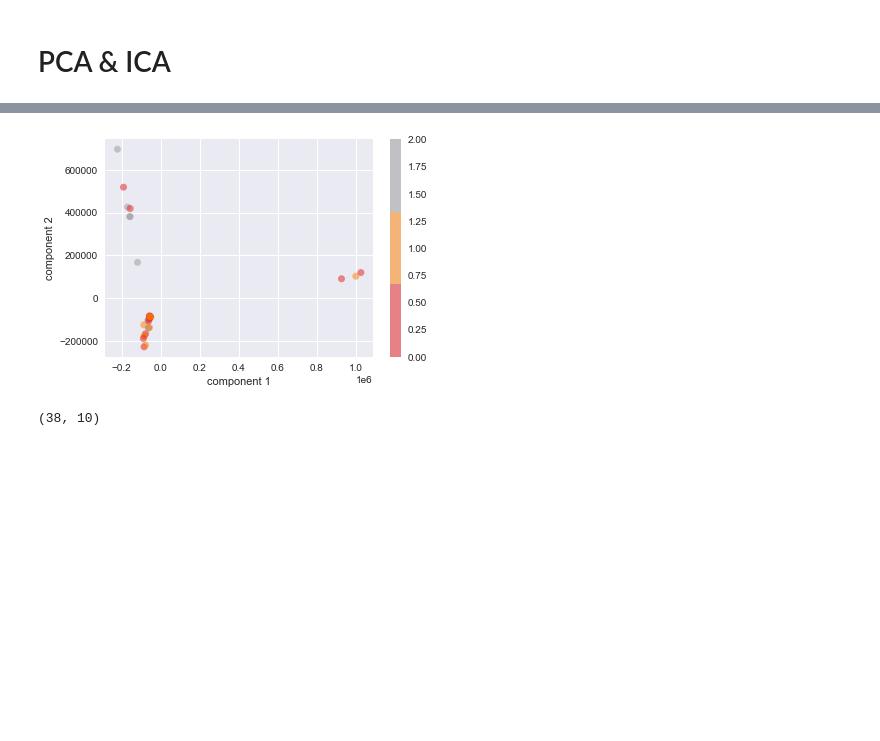
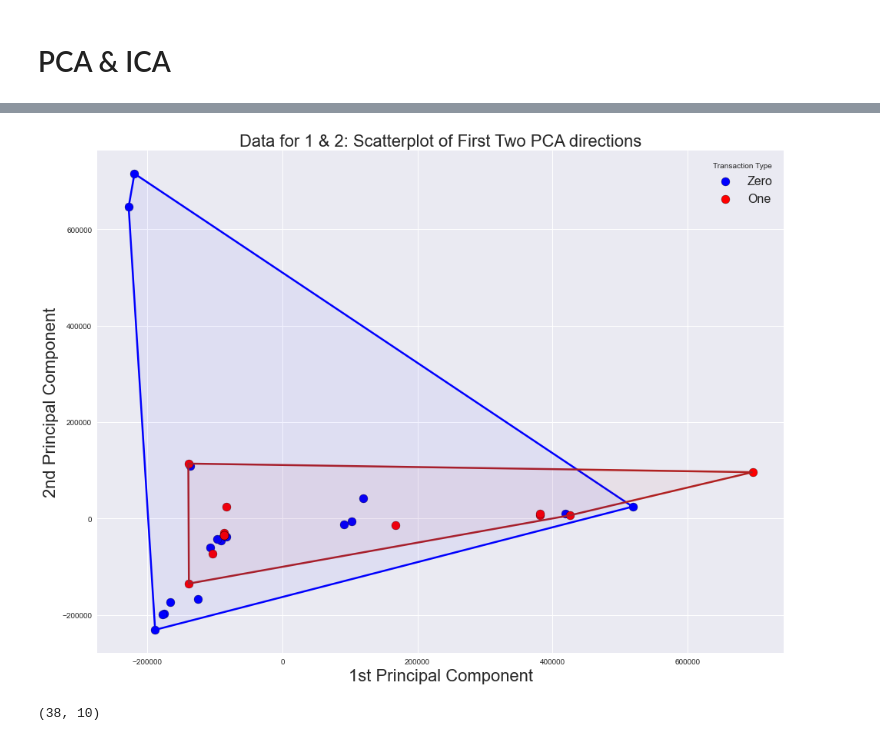
Before and after one commit to Sebarz98/pd_sleep, a Jupyter notebook: PCA&ICA.ipynb, the cells around one changed output, grey strips where cells are left out. Saved outputs shown, nothing was run; the diff lists cells and outputs as text; code cells hidden in the pictures; blank space fills up the shorter version.

```diff
--- a/PCA&ICA.ipynb
+++ b/PCA&ICA.ipynb
@@ -98,11 +120,46 @@ print(pca.explained_variance_)
+# %%
+from scipy.spatial import ConvexHull
+
+def encircle(x,y, ax=None, **kw):
+    if not ax: ax=plt.gca()
+    p = np.c_[x,y]
+    hull = ConvexHull(p)
+    poly = plt.Polygon(p[hull.vertices,:], **kw)
+    ax.add_patch(poly)
+# %%
+# Scatterplot against PC1 and PC2
+fig, ax = plt.subplots(1,1, figsize=(16,12))
+
+# Row masks for each category
+rows_0 = y==0;
+rows_1 = y==1;
+
+# Plot
+ax.scatter(df_pca.loc[rows_0.tolist(), 1], df_pca.loc[rows_0.tolist(), 2], c='blue', edgecolor='k', s=120, label='Zero')
+ax.scatter(df_pca.loc[rows_1.tolist(), 1], df_pca.loc[rows_1.tolist(), 2], c='red', edgecolor='k', s=120, label='One')
+
+# Encircle the boundaries
+encircle(df_pca.loc[rows_0.tolist(), 1], df_pca.loc[rows_0.tolist(), 2], ec="blue", fc="none", linewidth=2.5)
+encircle(df_pca.loc[rows_1.tolist(), 1], df_pca.loc[rows_1.tolist(), 2], ec="firebrick", fc="none", linewidth=2.5)
+
+# Shading
+encircle(df_pca.loc[rows_1.tolist(), 1], df_pca.loc[rows_1.tolist(), 2], ec="k", fc="firebrick", alpha=0.05)
+encircle(df_pca.loc[rows_0.tolist(), 1], df_pca.loc[rows_0.tolist(), 2], ec="k", fc="blue", alpha=0.05)
+
+# Labels
+ax.set_title("Data for 1 & 2: Scatterplot of First Two PCA directions", fontsize=22)
+ax.set_xlabel("1st Principal Component", fontsize=22)
+ax.set_ylabel("2nd Principal Component", fontsize=22)
+ax.legend(loc='best', title='Transaction Type', fontsize=16)
+plt.show();
+# %% [output]
+[figure, added]
 # %%
-plt.scatter(projected[:, 0], projected[:, 1],
-            c=df.Chr, edgecolor='none', alpha=0.5,
-            cmap=plt.cm.get_cmap('Set1',3))
-plt.xlabel('component 1')
-plt.ylabel('component 2')
-plt.colorbar();
+#plt.scatter(projected[:, 0], projected[:, 1],
+#            c=df.Chr, edgecolor='none', alpha=0.5,
+ #           cmap=plt.cm.get_cmap('Set1',3))
+#plt.xlabel('component 1')
+#plt.ylabel('component 2')
+#plt.colorbar();
-# %% [output]
-[figure, removed]
 # %%
 transformer = FastICA(n_components=10,random_state=0)
```
Also changed, not shown: parts of 10 cells of this notebook.
